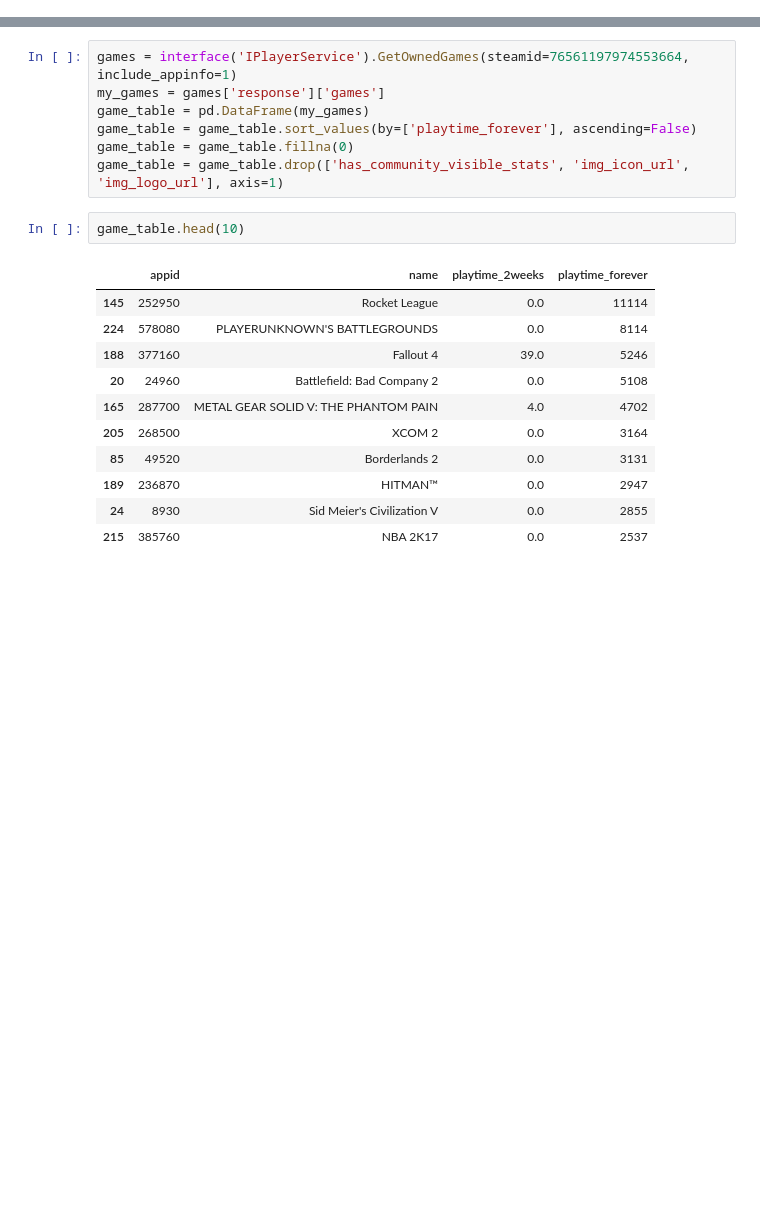
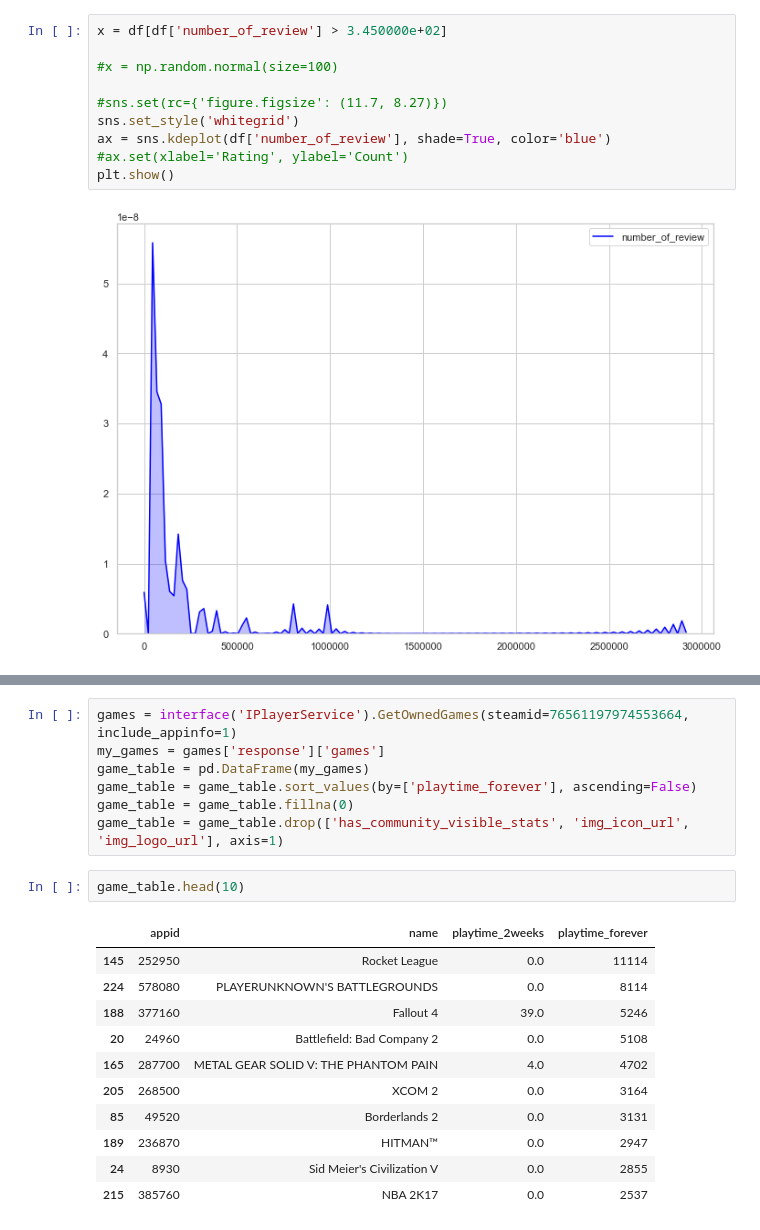
Before and after one commit to micsab/Game-Recommendation-Engine, a Jupyter notebook: recommender_test.ipynb, the cells around one changed output, grey strips where cells are left out. Cells and saved outputs as stored; diff of their text form; blank space fills up the shorter version.

```diff
--- a/recommender_test.ipynb
+++ b/recommender_test.ipynb
@@ -31,0 +65,12 @@ game_tags
+# %%
+x = df[df['number_of_review'] > 3.450000e+02]
+
+#x = np.random.normal(size=100)
+
+#sns.set(rc={'figure.figsize': (11.7, 8.27)})
+sns.set_style('whitegrid')
+ax = sns.kdeplot(df['number_of_review'], shade=True, color='blue')
+#ax.set(xlabel='Rating', ylabel='Count')
+plt.show()
+# %% [output]
+[figure, added]
```
Also changed, not shown: parts of 12 cells of this notebook, 6 other files.
